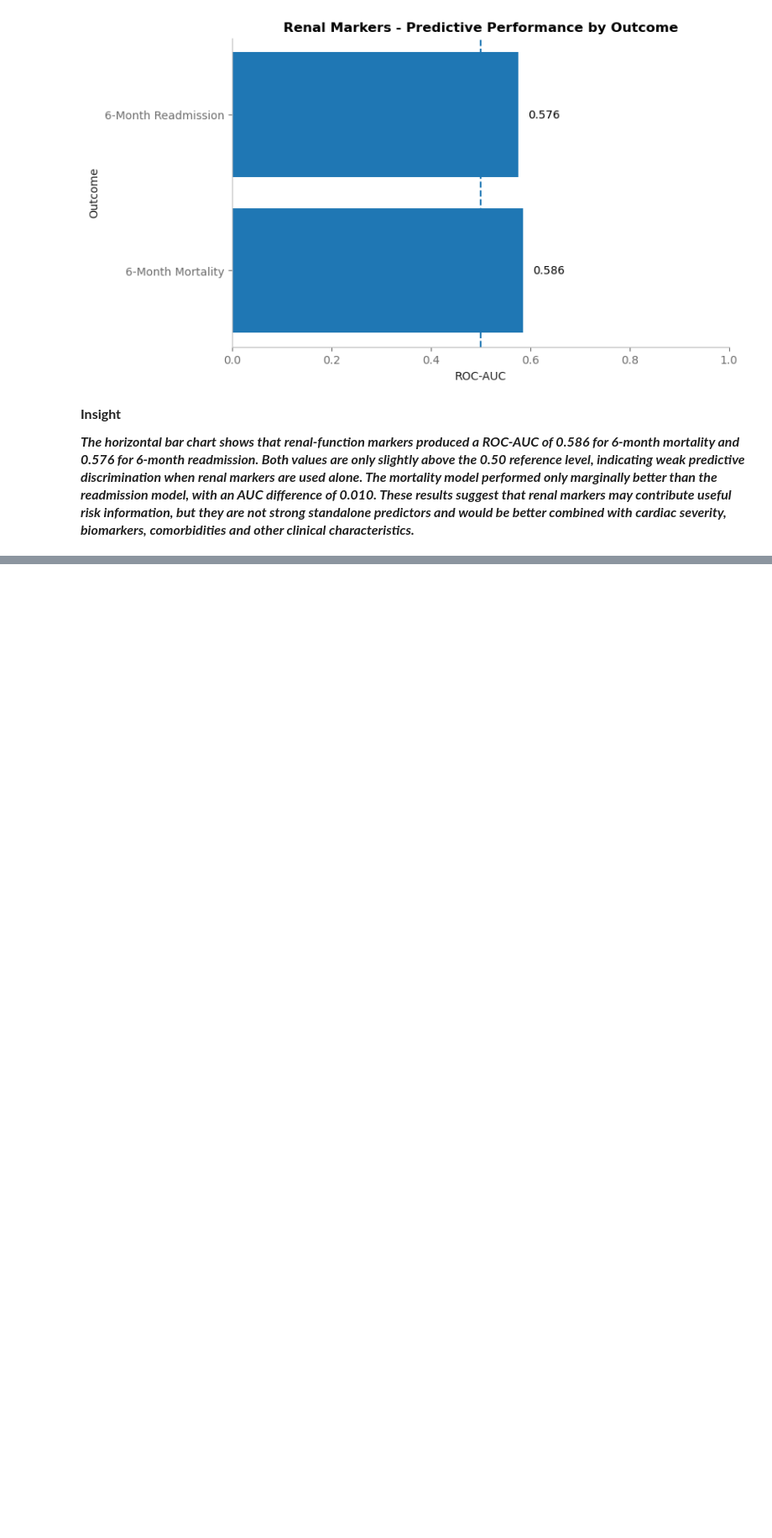
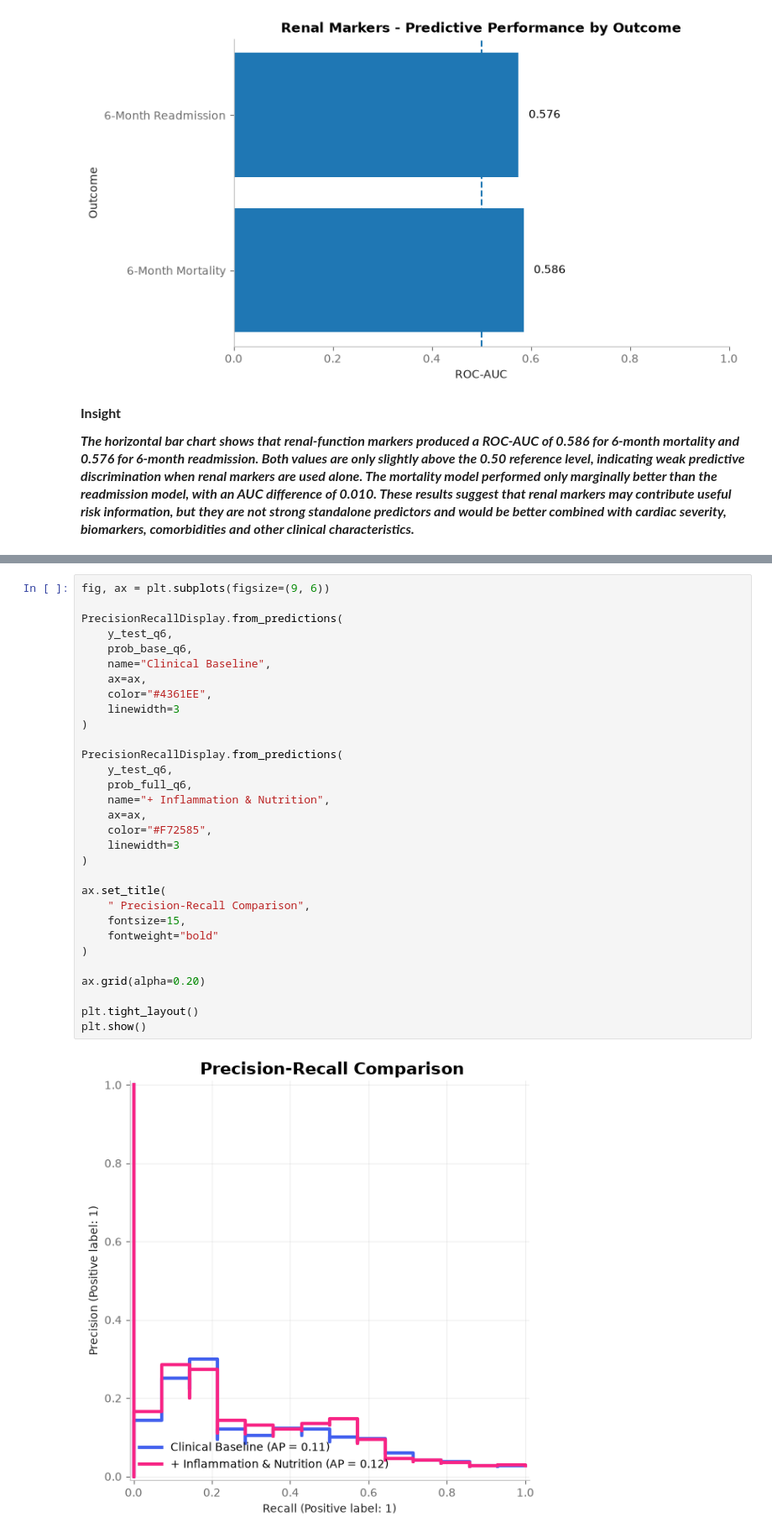
Before and after one commit to SaranyaShanmugam2026/Team2_PythonPioneers_PythonHackathon_Sep_2026, a Jupyter notebook: Team2_PythonPioneers_4.Predictive_Analysis.ipynb, the cells around one changed output, grey strips where cells are left out. Shown at 84% size. Cells and saved outputs as stored; diff of their text form; blank space fills up the shorter version.

```diff
--- a/Team2_PythonPioneers_4.Predictive_Analysis.ipynb
+++ b/Team2_PythonPioneers_4.Predictive_Analysis.ipynb
@@ -563,0 +846,33 @@ The horizontal bar chart shows that renal-function markers produced a ROC-AUC of
+# %%
+fig, ax = plt.subplots(figsize=(9, 6))
+
+PrecisionRecallDisplay.from_predictions(
+    y_test_q6,
+    prob_base_q6,
+    name="Clinical Baseline",
+    ax=ax,
+    color="#4361EE",
+    linewidth=3
+)
+
+PrecisionRecallDisplay.from_predictions(
+    y_test_q6,
+    prob_full_q6,
+    name="+ Inflammation & Nutrition",
+    ax=ax,
+    color="#F72585",
+    linewidth=3
+)
+
+ax.set_title(
+    " Precision-Recall Comparison",
+    fontsize=15,
+    fontweight="bold"
+)
+
+ax.grid(alpha=0.20)
+
+plt.tight_layout()
+plt.show()
+# %% [output]
+[figure, added]
```
Also changed, not shown: parts of 20 cells of this notebook.
